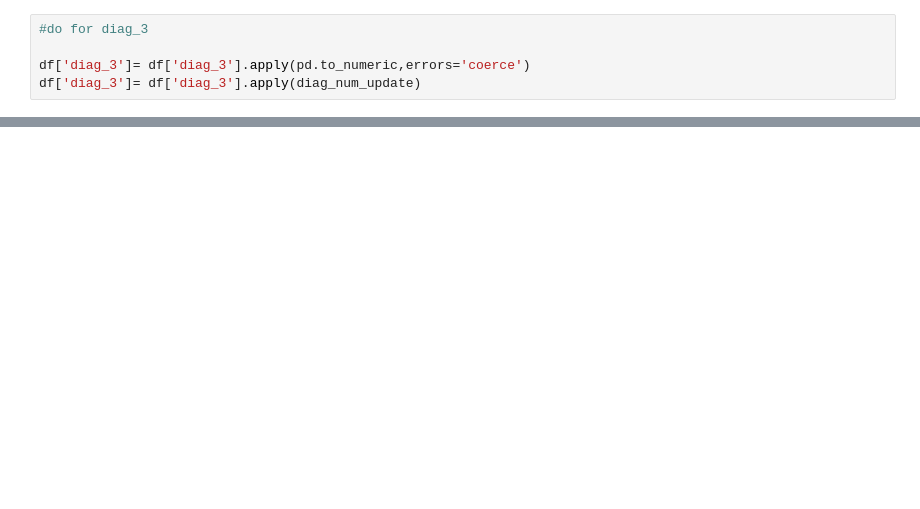
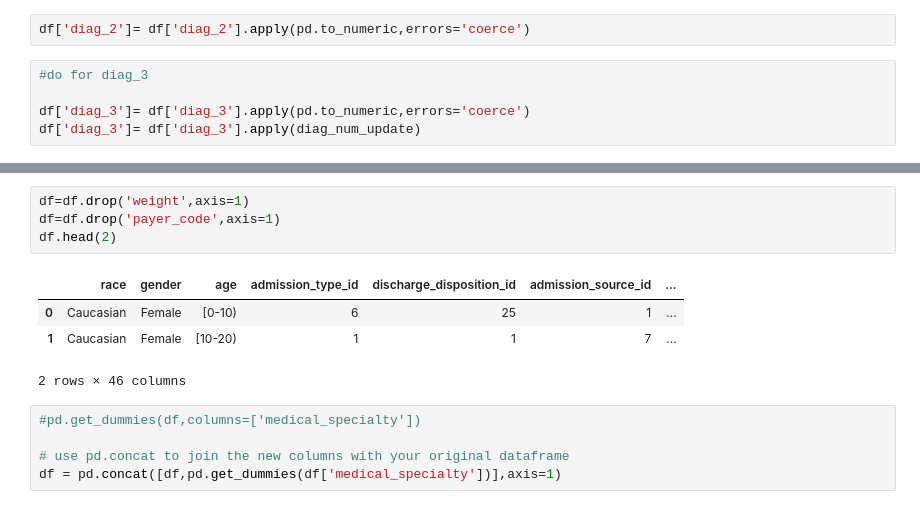
Before and after one commit to ace-racer/KE5206NN, a Jupyter notebook: CA2 SVM.ipynb, the cells around one changed output, grey strips where cells are left out. Saved outputs shown, nothing was run; the diff lists cells and outputs as text; blank space fills up the shorter version.

```diff
--- a/CA2 SVM.ipynb
+++ b/CA2 SVM.ipynb
@@ -93,3 +100,5 @@ df['diag_2']= df['diag_2'].apply(diag_num_update)
+# %%
+df['diag_2']= df['diag_2'].apply(pd.to_numeric,errors='coerce')
 # %%
 #do for diag_3
 
@@ -117,0 +162,14 @@ Name: diag_2, dtype: object
+# %%
+df=df.drop('weight',axis=1)
+df=df.drop('payer_code',axis=1)
+df.head(2)
+# %% [output]
+|  | race | gender | age | admission_type_id | discharge_disposition_id | admission_source_id | ... |
+| 0 | Caucasian | Female | [0-10) | 6 | 25 | 1 | ... |
+| 1 | Caucasian | Female | [10-20) | 1 | 1 | 7 | ... |
+2 rows × 46 columns
+# %%
+#pd.get_dummies(df,columns=['medical_specialty'])
+
+# use pd.concat to join the new columns with your original dataframe
+df = pd.concat([df,pd.get_dummies(df['medical_specialty'])],axis=1)
```
Also changed, not shown: parts of 14 cells of this notebook.
